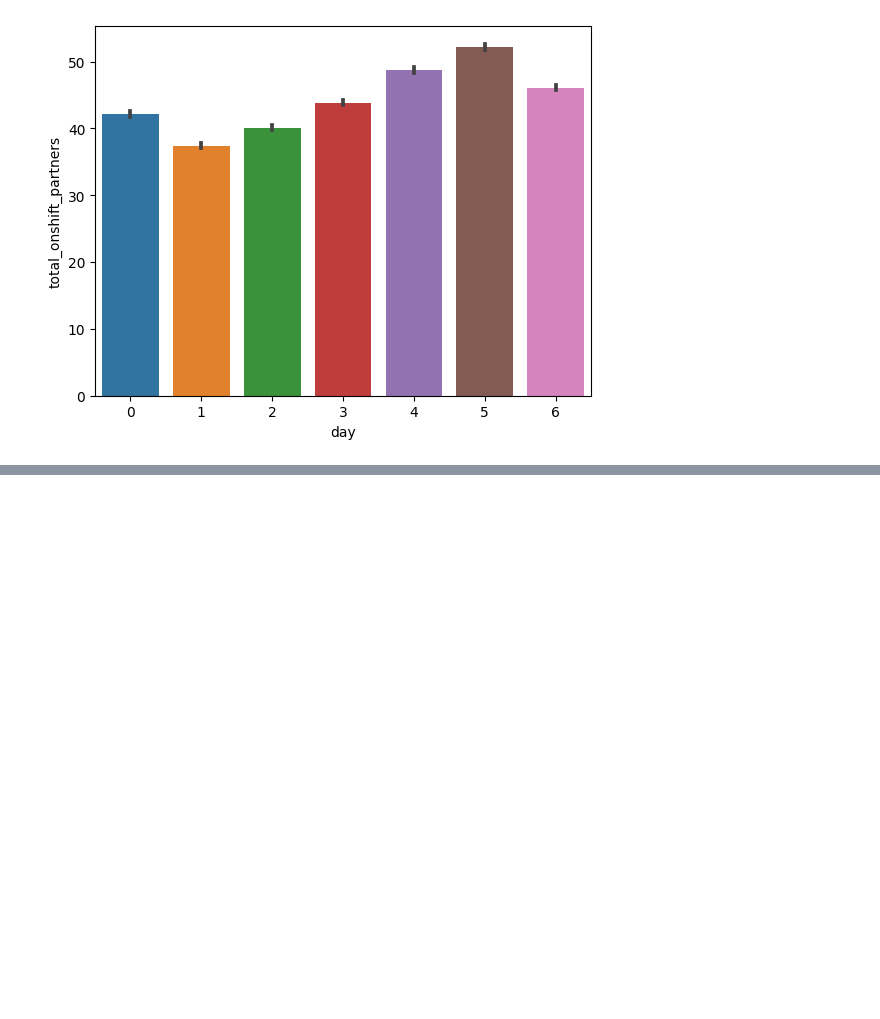
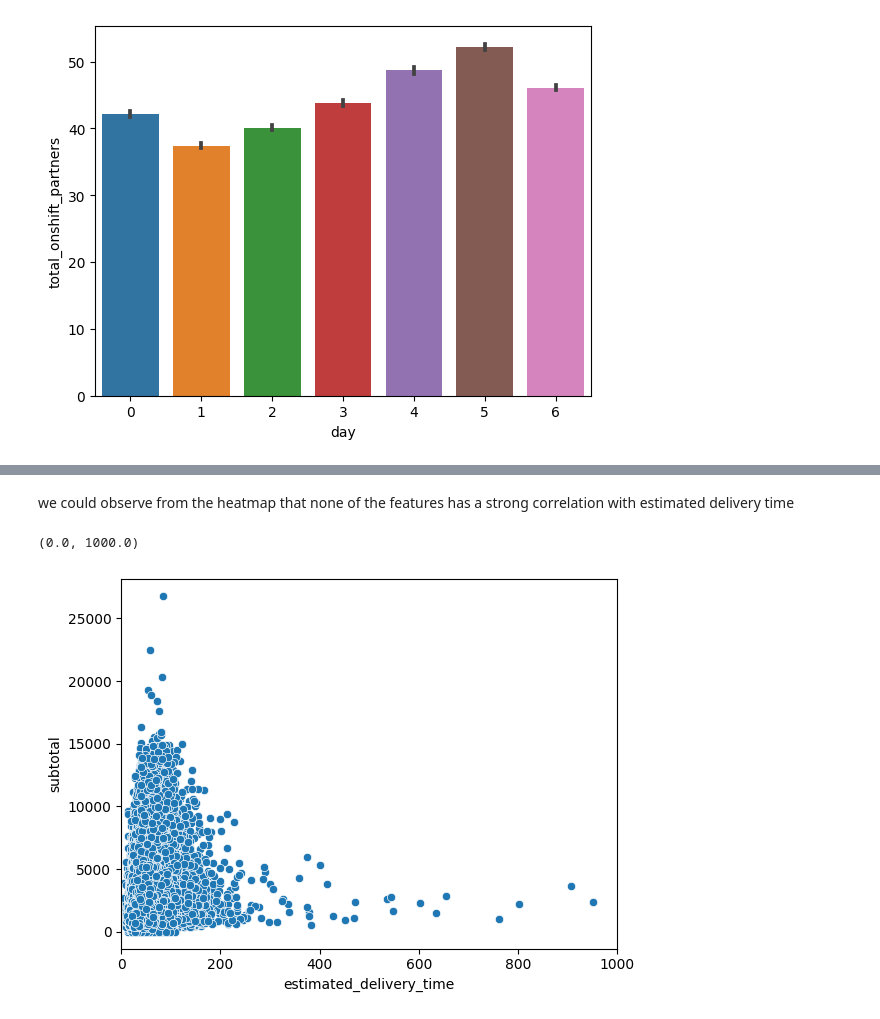
Before and after one commit to mahikshith/Porter_Neural_Network_delivery_time_estimation, a Jupyter notebook: porter_nn.ipynb, the cells around one changed output, grey strips where cells are left out. Drawn from its saved outputs; the diff is of its cells as text; code cells hidden in the pictures; blank space fills up the shorter version.

```diff
--- a/porter_nn.ipynb
+++ b/porter_nn.ipynb
@@ -274,0 +354,8 @@ sns.barplot(data = df, x = df["day"], y = df["total_onshift_partners"])
+# %% [markdown]
+we could observe from the heatmap that none of the features has a strong correlation with estimated delivery time
+# %%
+sns.scatterplot(data=df,x="estimated_delivery_time",y="subtotal")
+plt.xlim(0,1000)
+# %% [output]
+(0.0, 1000.0)
+[figure, added]
```
Also changed, not shown: parts of 54 cells of this notebook.
